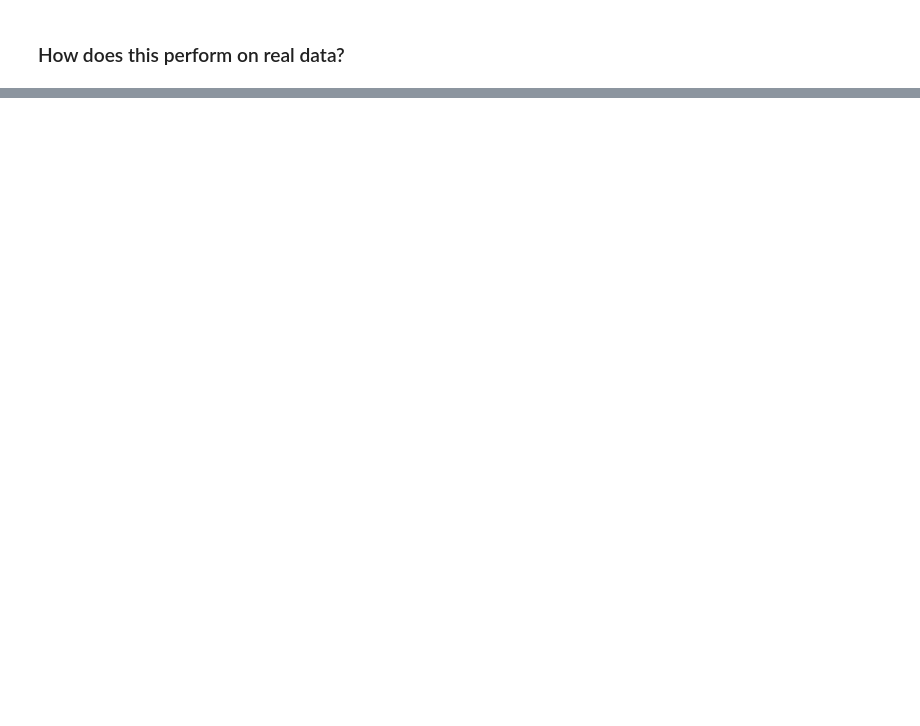
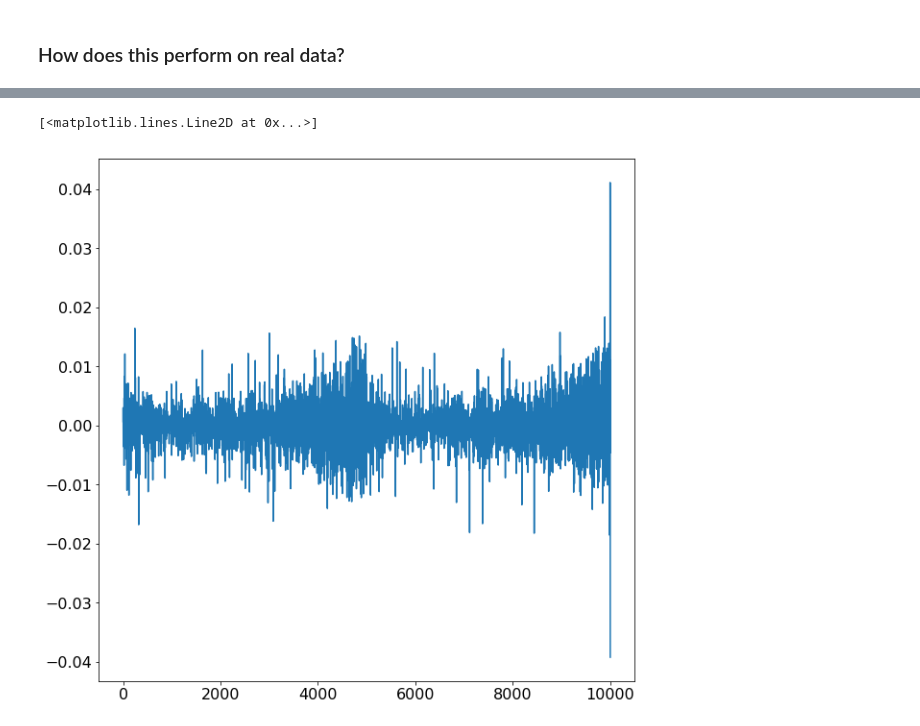
Before and after one commit to benjaminpope/manhattan, a Jupyter notebook: notebooks/basis_pursuit.ipynb, the cells around one changed output, grey strips where cells are left out. Saved outputs shown, nothing was run; the diff lists cells and outputs as text; code cells hidden in the pictures; blank space fills up the shorter version.

```diff
--- a/notebooks/basis_pursuit.ipynb
+++ b/notebooks/basis_pursuit.ipynb
@@ -219,0 +202,5 @@ print period
+# %%
+plt.plot(results['diracs'])
+# %% [output]
+[<matplotlib.lines.Line2D at 0x...>]
+[figure, added]
```
Also changed, not shown: parts of 26 cells of this notebook, 3 other files.
